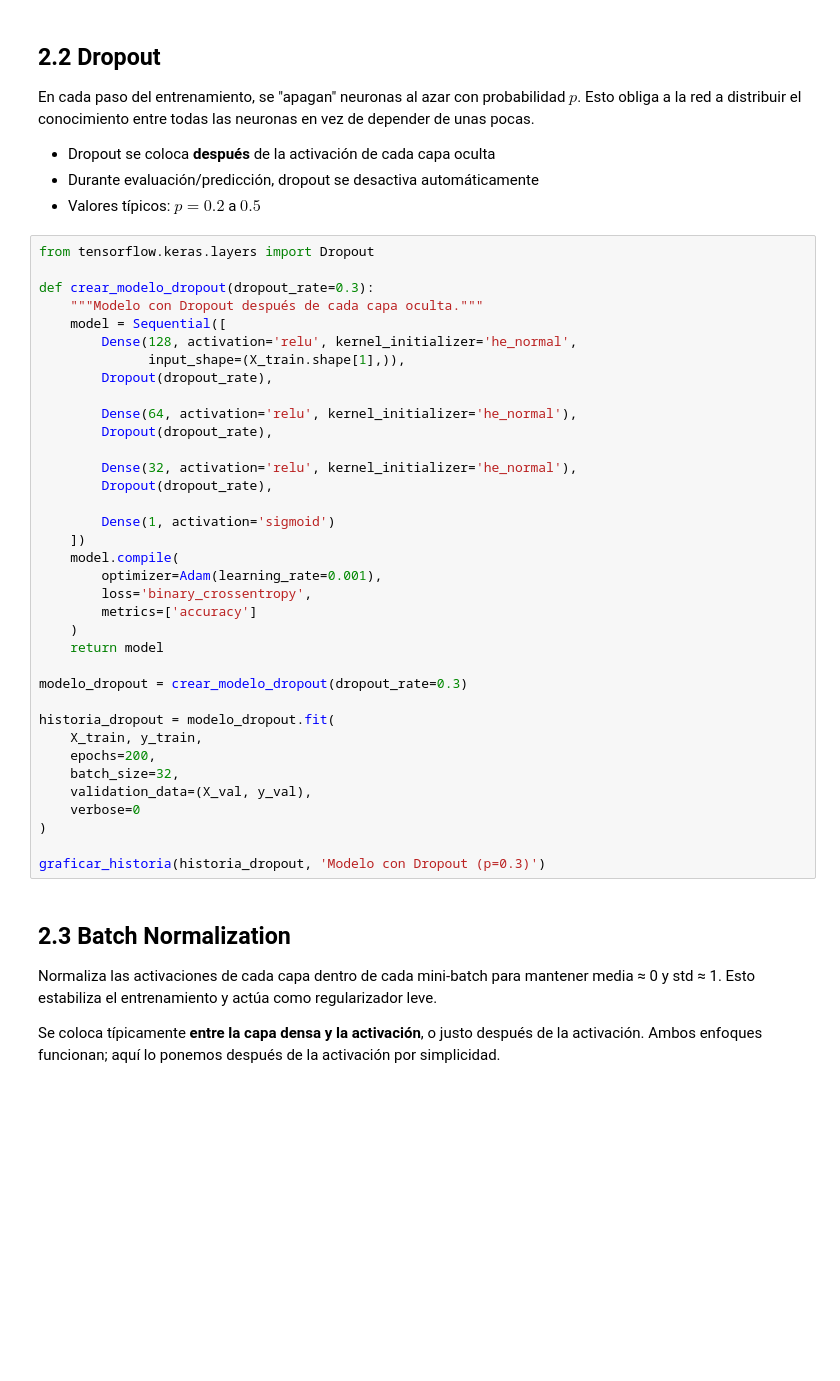
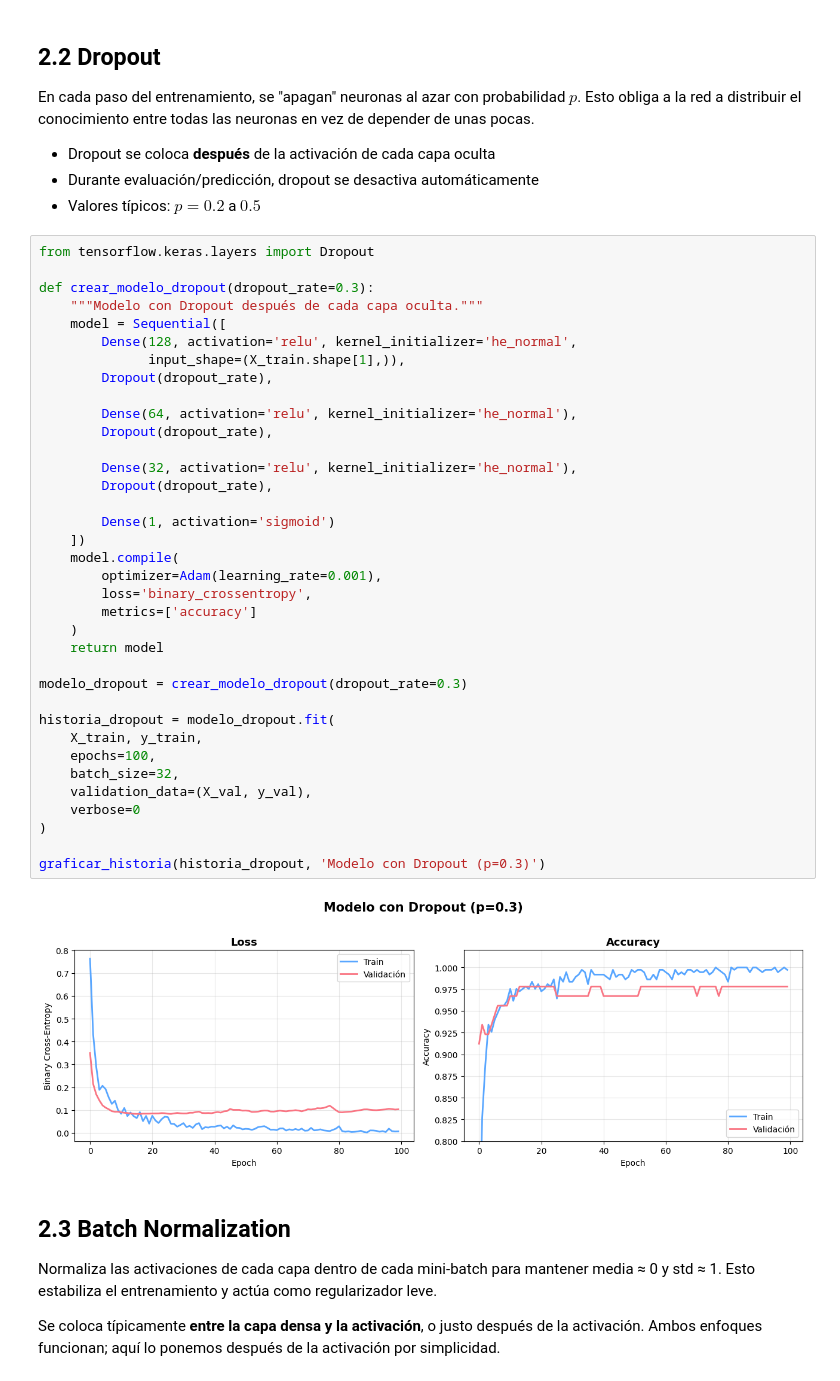
Before and after one commit to joserlandero/Redes_Neuronales, a Jupyter notebook: 00_introduccion/02/02_regularizacion.ipynb, the cells around one changed output. Drawn from its saved outputs; the diff is of its cells as text; blank space fills up the shorter version.

```diff
--- a/00_introduccion/02/02_regularizacion.ipynb
+++ b/00_introduccion/02/02_regularizacion.ipynb
@@ -197,34 +239,36 @@ def crear_modelo_dropout(dropout_rate=0.3):
     model = Sequential([
         Dense(128, activation='relu', kernel_initializer='he_normal',
               input_shape=(X_train.shape[1],)),
         Dropout(dropout_rate),
 
         Dense(64, activation='relu', kernel_initializer='he_normal'),
         Dropout(dropout_rate),
 
         Dense(32, activation='relu', kernel_initializer='he_normal'),
         Dropout(dropout_rate),
 
         Dense(1, activation='sigmoid')
     ])
     model.compile(
         optimizer=Adam(learning_rate=0.001),
         loss='binary_crossentropy',
         metrics=['accuracy']
     )
     return model
 
 modelo_dropout = crear_modelo_dropout(dropout_rate=0.3)
 
 historia_dropout = modelo_dropout.fit(
     X_train, y_train,
-    epochs=200,
+    epochs=100,
     batch_size=32,
     validation_data=(X_val, y_val),
     verbose=0
 )
 
 graficar_historia(historia_dropout, 'Modelo con Dropout (p=0.3)')
+# %% [output]
+[figure, added]
 # %% [markdown]
 ## 2.3 Batch Normalization
 
```
Also changed, not shown: parts of 13 cells of this notebook, 1 other file.
